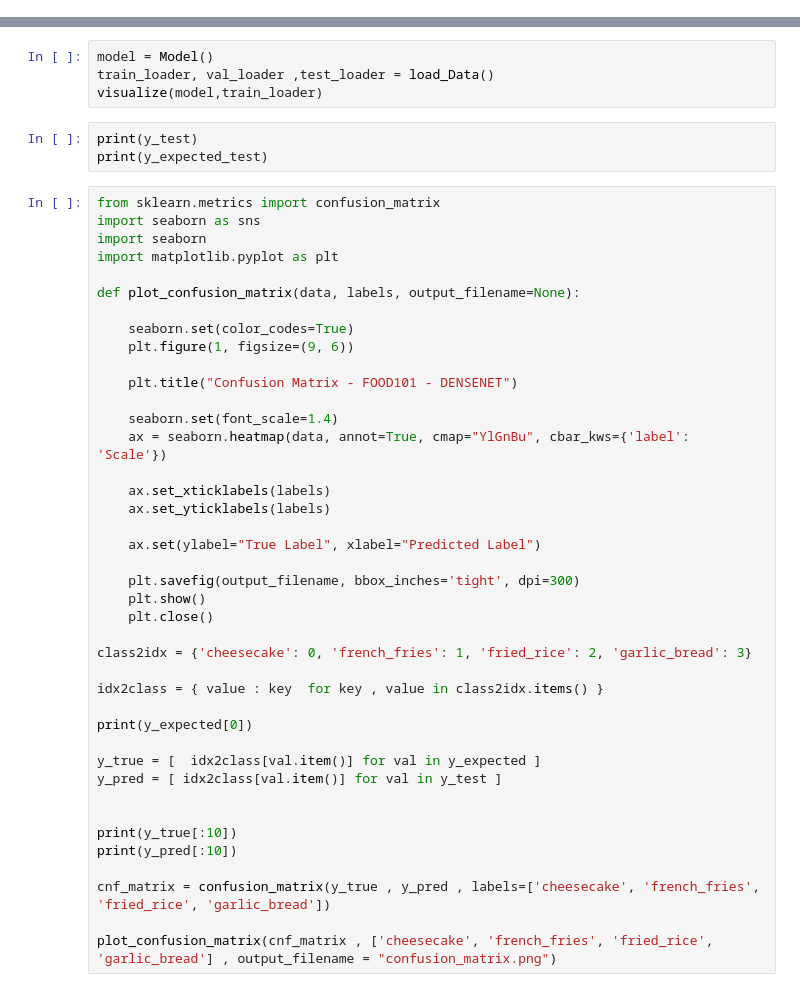
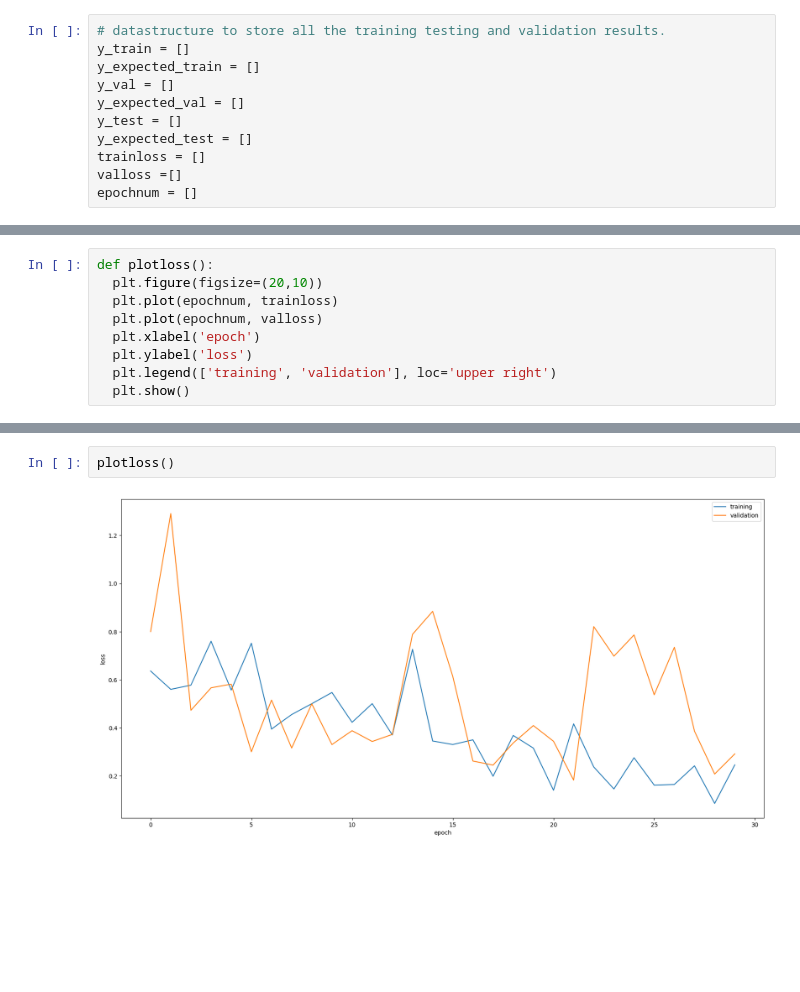
Before and after one commit to mrgps1999/COMP6721_Winter2023_GroupB, a Jupyter notebook: MobilenetV2/dataset1_mobilenetv2.ipynb, the cells around one changed output, grey strips where cells are left out. Saved outputs shown, nothing was run; the diff lists cells and outputs as text; blank space fills up the shorter version.

```diff
--- a/MobilenetV2/dataset1_mobilenetv2.ipynb
+++ b/MobilenetV2/dataset1_mobilenetv2.ipynb
@@ -92 +144,12 @@ y_expected_test = []
+# %%
+# datastructure to store all the training testing and validation results.
+y_train = []
+y_expected_train = []
+y_val = []
+y_expected_val = []
+y_test = []
+y_expected_test = []
+trainloss = []
+valloss =[]
+epochnum = []
 # %%
@@ -167,0 +281,9 @@ def test(model, test_loader, criterion, optimizer, epoch, step=5):
+# %%
+def plotloss():
+  plt.figure(figsize=(20,10))
+  plt.plot(epochnum, trainloss)
+  plt.plot(epochnum, valloss)
+  plt.xlabel('epoch')
+  plt.ylabel('loss')
+  plt.legend(['training', 'validation'], loc='upper right')
+  plt.show()
@@ -259,48 +376,4 @@ def visualize(model , data_loader):
-# %%
-model = Model()
-train_loader, val_loader ,test_loader = load_Data()
-visualize(model,train_loader)
-# %%
-print(y_test)
-print(y_expected_test)
-# %%
-from sklearn.metrics import confusion_matrix
-import seaborn as sns
-import seaborn
-import matplotlib.pyplot as plt
-
-def plot_confusion_matrix(data, labels, output_filename=None):
-
-    seaborn.set(color_codes=True)
-    plt.figure(1, figsize=(9, 6))
-
-    plt.title("Confusion Matrix - FOOD101 - DENSENET")
-
-    seaborn.set(font_scale=1.4)
-    ax = seaborn.heatmap(data, annot=True, cmap="YlGnBu", cbar_kws={'label': 'Scale'})
-
-    ax.set_xticklabels(labels)
-    ax.set_yticklabels(labels)
-
-    ax.set(ylabel="True Label", xlabel="Predicted Label")
-
-    plt.savefig(output_filename, bbox_inches='tight', dpi=300)
-    plt.show()
-    plt.close()
-
-class2idx = {'cheesecake': 0, 'french_fries': 1, 'fried_rice': 2, 'garlic_bread': 3}
-
-idx2class = { value : key  for key , value in class2idx.items() }
-
-print(y_expected[0])
-
-y_true = [  idx2class[val.item()] for val in y_expected ]
-y_pred = [ idx2class[val.item()] for val in y_test ]
-
-
-print(y_true[:10])
-print(y_pred[:10])
-
-cnf_matrix = confusion_matrix(y_true , y_pred , labels=['cheesecake', 'french_fries', 'fried_rice', 'garlic_bread'])
-
-plot_confusion_matrix(cnf_matrix , ['cheesecake', 'french_fries', 'fried_rice', 'garlic_bread'] , output_filename = "confusion_matrix.png")
+# %%
+plotloss()
+# %% [output]
+[figure, added]
```
Also changed, not shown: parts of 18 cells of this notebook.
